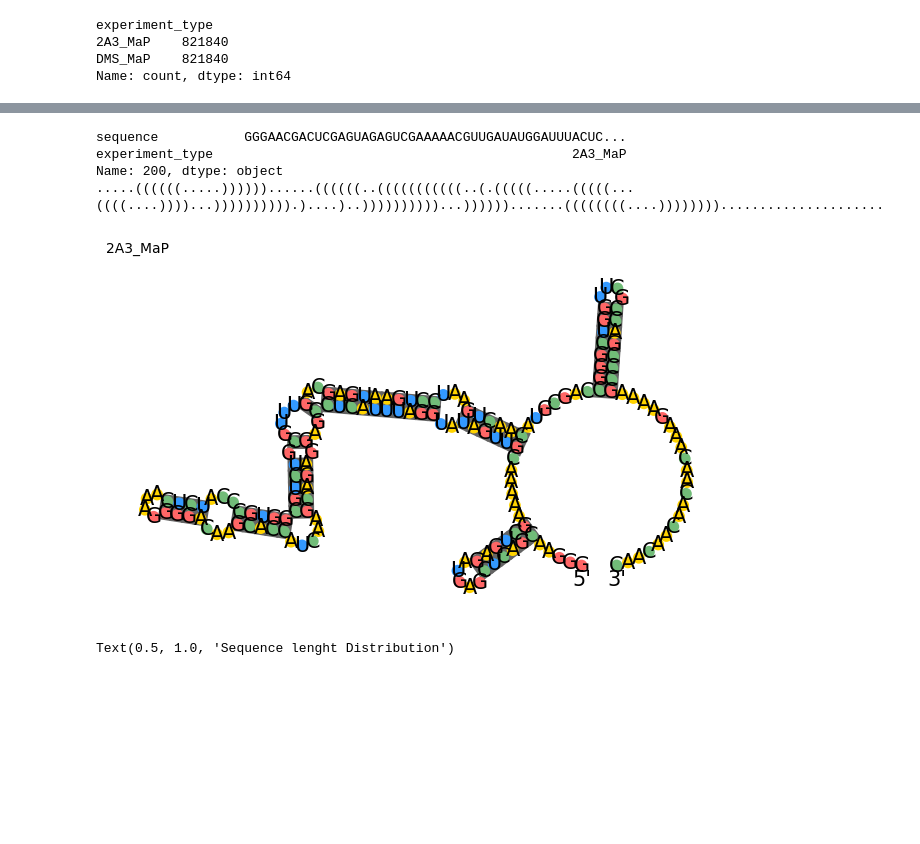
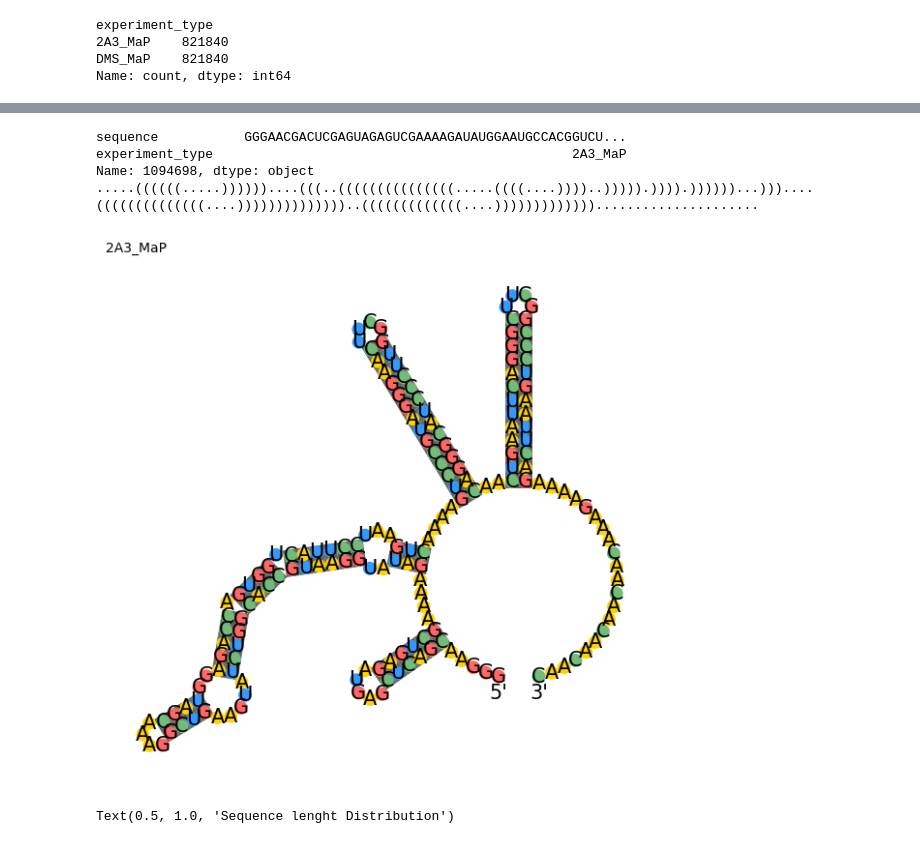
Before and after one commit to SmogJ/Kaggle-Competition----Stanford-Ribonanza-RNA-Folding, a Jupyter notebook: 1st-ribo-note.ipynb, the cells around one changed output, grey strips where cells are left out. Cells and saved outputs as stored; diff of their text form; code cells hidden in the pictures; blank space fills up the shorter version.

```diff
--- a/1st-ribo-note.ipynb
+++ b/1st-ribo-note.ipynb
@@ -245,20 +276,24 @@ Name: 726008, dtype: object
 # %%
-seq_2a3 = opt_train[opt_train["experiment_type"] == "2A3_MaP"].iloc[200, 1:3]
+# Visualizing RNA  sequence for 2A3 MaP
+map_2a3= opt_train[opt_train.experiment_type == "2A3_MaP"]
+seq_index= random.randint(0,len(map_2a3.sequence))
+
+seq_2a3 = opt_train[opt_train["experiment_type"] == "2A3_MaP"].iloc[seq_index, 1:3]
 print(seq_2a3)
 
 structure = mfe(seq_2a3.sequence,package="eternafold")
 print(structure)
 
 fig, axs = plt.subplots(1,1,  figsize=(8,7))
 draw_struct(seq_2a3.sequence, structure, ax=axs)
 axs.set_title(seq_2a3.experiment_type, loc='left', fontsize='medium')
 plt.show()
 # %% [output]
-sequence           GGGAACGACUCGAGUAGAGUCGAAAAACGUUGAUAUGGAUUUACUC...
+sequence           GGGAACGACUCGAGUAGAGUCGAAAAGAUAUGGAAUGCCACGGUCU...
 experiment_type                                              2A3_MaP
-Name: 200, dtype: object
-.....((((((.....))))))......((((((..(((((((((((..(.(((((.....(((((...((((....))))...)))))))))).)....)..))))))))))...)))))).......((((((((....)))))))).....................
+Name: 1094698, dtype: object
+.....((((((.....))))))....(((..(((((((((((((((.....((((....))))..))))).)))).))))))...)))....((((((((((((((....))))))))))))))..(((((((((((((....))))))))))))).....................
-[figure, old version]
+[figure, new version]
 # %%
 seq_len= opt_train.sequence.apply(len)
 seq_len = seq_len.value_counts()
```
Also changed, not shown: parts of 35 cells of this notebook.
